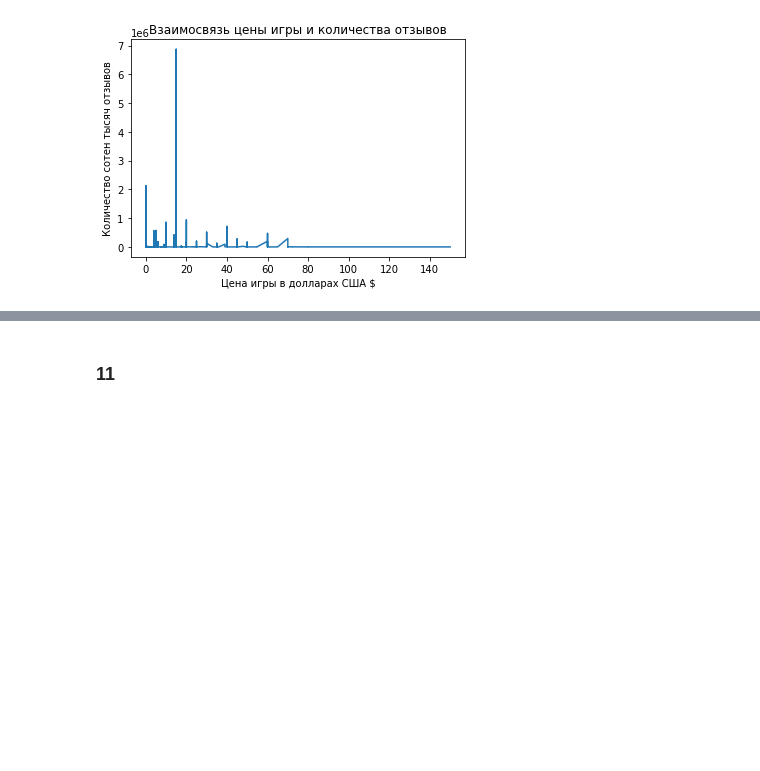
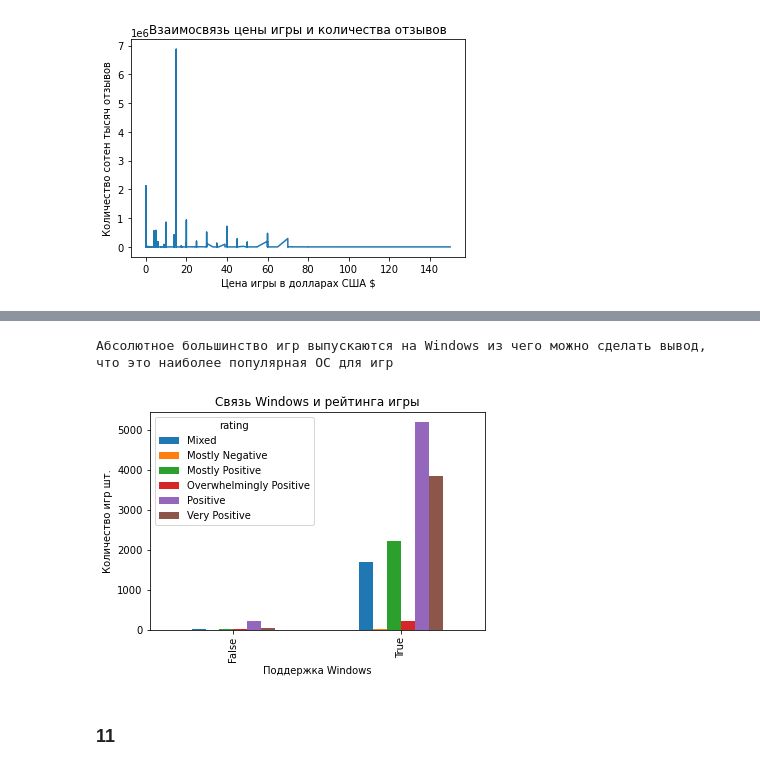
Before and after one commit to AKSUMRUS/DataAnalizeCSHSE2023, a Jupyter notebook: Games.ipynb, the cells around one changed output, grey strips where cells are left out. Cells and saved outputs as stored; diff of their text form; code cells hidden in the pictures; blank space fills up the shorter version.

```diff
--- a/Games.ipynb
+++ b/Games.ipynb
@@ -301,3 +328,10 @@ print('В среднем, чем выше цена игры, тем меньше
+# %%
+df.groupby('win')['rating'].value_counts().unstack().plot(kind='bar',title='Связь Windows и рейтинга игры',ylabel = 'Количество игр шт.',xlabel='Поддержка Windows')
+
+print("Абсолютное большинство игр выпускаются на Windows из чего можно сделать вывод, что это наиболее популярная ОС для игр")
+# %% [output]
+Абсолютное большинство игр выпускаются на Windows из чего можно сделать вывод, что это наиболее популярная ОС для игр
+[figure, added]
 # %% [markdown]
 ### 11
 # %% [markdown]
```
Also changed, not shown: parts of 5 cells of this notebook.
